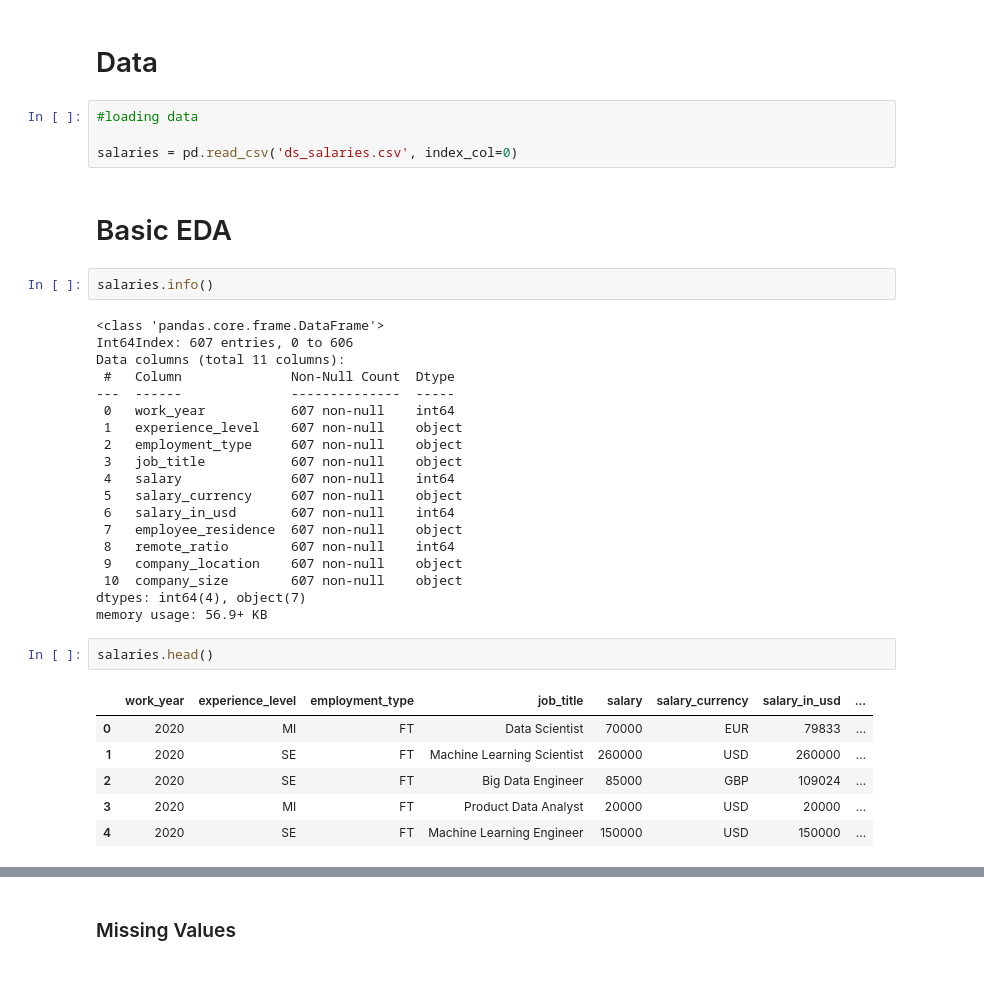
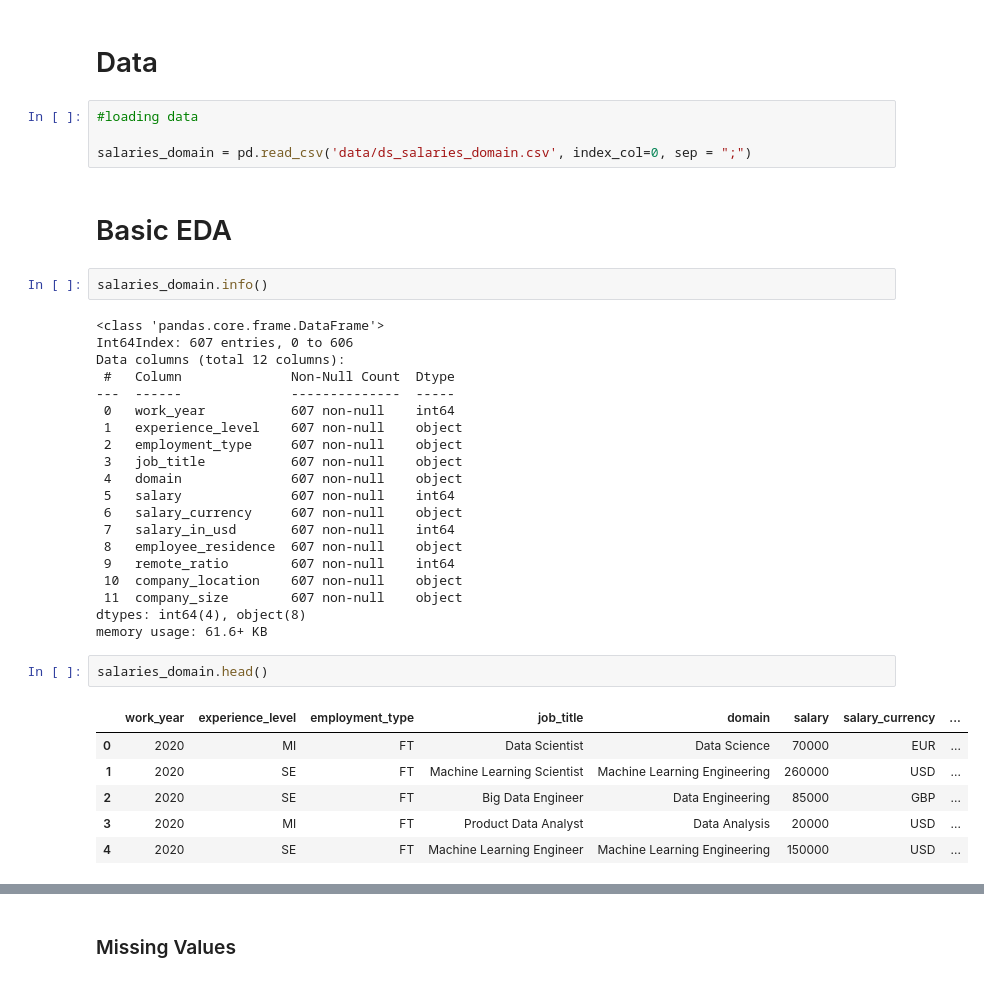
Before and after one commit to adzict/data_science_salaries, a Jupyter notebook: Data Science Salaries Dataset Exploration.ipynb, the cells around one changed output, grey strips where cells are left out. Drawn from its saved outputs; the diff is of its cells as text.

```diff
--- a/Data Science Salaries Dataset Exploration.ipynb
+++ b/Data Science Salaries Dataset Exploration.ipynb
@@ -64,37 +64,38 @@ sns.set_context('poster', font_scale=0.5)
 # %%
 #loading data
 
-salaries = pd.read_csv('ds_salaries.csv', index_col=0)
+salaries_domain = pd.read_csv('data/ds_salaries_domain.csv', index_col=0, sep = ";")
 # %% [markdown]
 # Basic EDA
 # %%
-salaries.info()
+salaries_domain.info()
 # %% [output]
 <class 'pandas.core.frame.DataFrame'>
 Int64Index: 607 entries, 0 to 606
-Data columns (total 11 columns):
+Data columns (total 12 columns):
  #   Column              Non-Null Count  Dtype
 ---  ------              --------------  -----
  0   work_year           607 non-null    int64
  1   experience_level    607 non-null    object
  2   employment_type     607 non-null    object
  3   job_title           607 non-null    object
- 4   salary              607 non-null    int64
- 5   salary_currency     607 non-null    object
- 6   salary_in_usd       607 non-null    int64
- 7   employee_residence  607 non-null    object
- 8   remote_ratio        607 non-null    int64
- 9   company_location    607 non-null    object
- 10  company_size        607 non-null    object
-dtypes: int64(4), object(7)
-memory usage: 56.9+ KB
+ 4   domain              607 non-null    object
+ 5   salary              607 non-null    int64
+ 6   salary_currency     607 non-null    object
+ 7   salary_in_usd       607 non-null    int64
+ 8   employee_residence  607 non-null    object
+ 9   remote_ratio        607 non-null    int64
+ 10  company_location    607 non-null    object
+ 11  company_size        607 non-null    object
+dtypes: int64(4), object(8)
+memory usage: 61.6+ KB
-# %%
-salaries.head()
-# %% [output]
-|  | work_year | experience_level | employment_type | job_title | salary | salary_currency | salary_in_usd | ... |
-| 0 | 2020 | MI | FT | Data Scientist | 70000 | EUR | 79833 | ... |
-| 1 | 2020 | SE | FT | Machine Learning Scientist | 260000 | USD | 260000 | ... |
-| 2 | 2020 | SE | FT | Big Data Engineer | 85000 | GBP | 109024 | ... |
-| 3 | 2020 | MI | FT | Product Data Analyst | 20000 | USD | 20000 | ... |
-| 4 | 2020 | SE | FT | Machine Learning Engineer | 150000 | USD | 150000 | ... |
+# %%
+salaries_domain.head()
+# %% [output]
+|  | work_year | experience_level | employment_type | job_title | domain | salary | salary_currency | ... |
+| 0 | 2020 | MI | FT | Data Scientist | Data Science | 70000 | EUR | ... |
+| 1 | 2020 | SE | FT | Machine Learning Scientist | Machine Learning Engineering | 260000 | USD | ... |
+| 2 | 2020 | SE | FT | Big Data Engineer | Data Engineering | 85000 | GBP | ... |
+| 3 | 2020 | MI | FT | Product Data Analyst | Data Analysis | 20000 | USD | ... |
+| 4 | 2020 | SE | FT | Machine Learning Engineer | Machine Learning Engineering | 150000 | USD | ... |
 # %%
```
Also changed, not shown: parts of 12 cells of this notebook, 6 other files.
